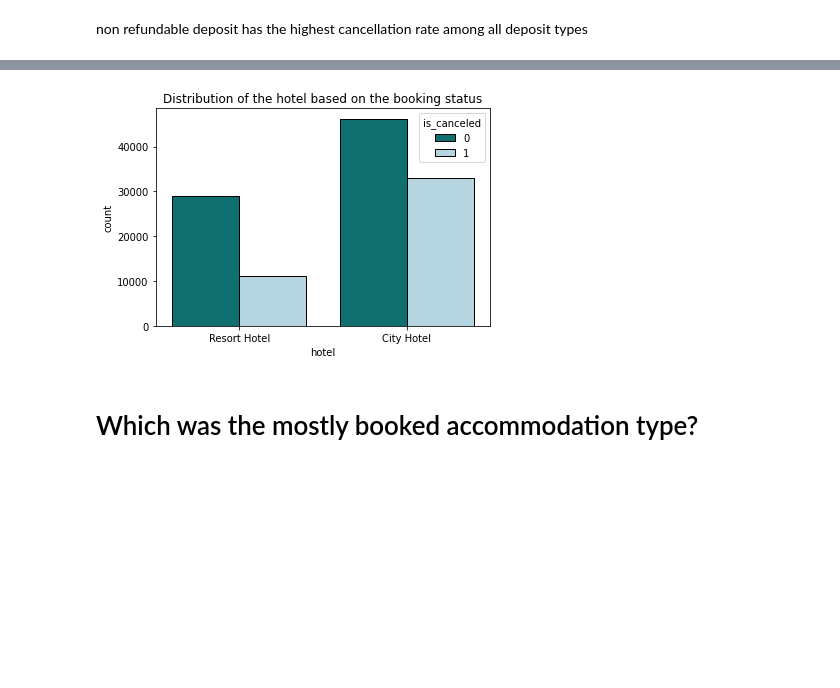
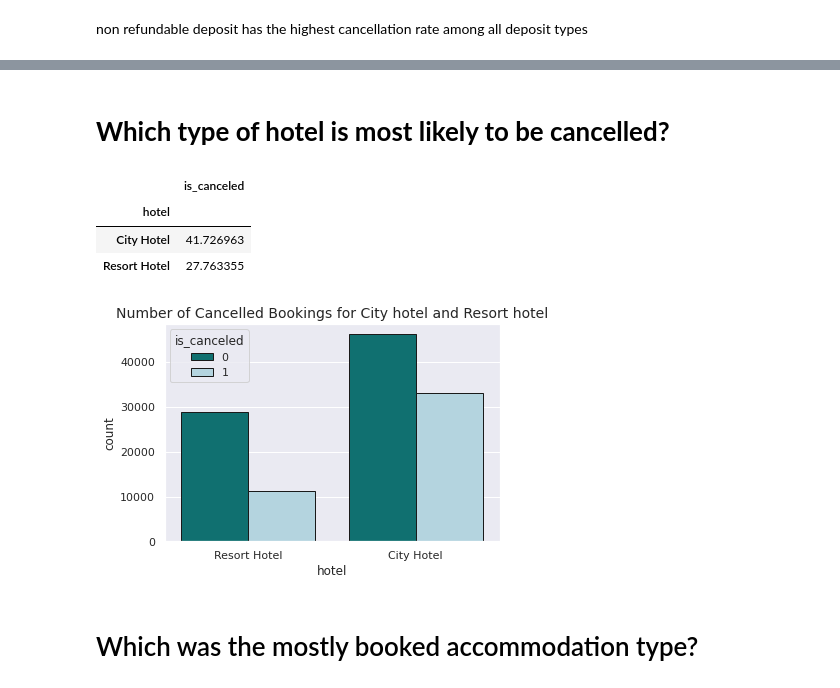
Before and after one commit to rahool010/Hotel-Booking-Analysis, a Jupyter notebook: Hotel_Booking_Analysis_Capstone_Project.ipynb, the cells around one changed output, grey strips where cells are left out. Saved outputs shown, nothing was run; the diff lists cells and outputs as text; code cells hidden in the pictures; blank space fills up the shorter version.

```diff
--- a/Hotel_Booking_Analysis_Capstone_Project.ipynb
+++ b/Hotel_Booking_Analysis_Capstone_Project.ipynb
@@ -181,7 +182,7 @@ dtype: int64
 # let's create a new column to indicate
 # 0 - reserved room and assigned room is different
 # 1 - reserved room and assigned room is same
-df['same_room'] = np.where(df['reserved_room_type']==df['assigned_room_type'],'1', '0')
+df['same_room'] = np.where(df['reserved_room_type']==df['assigned_room_type'],1,0)
 # %%
 df['same_room'].value_counts()
 # %% [output]
@@ -200,6 +201,9 @@ print("Numerical columns:",num_cols)
 # %% [output]
 Categorical columns: ['hotel', 'arrival_date_month', 'meal', 'country', 'market_segment', 'is_canceled', 'distribution_channel', 'reserved_room_type', 'assigned_room_type', 'deposit_type', 'customer_t ...
 Numerical columns: ['lead_time', 'arrival_date_year', 'arrival_date_week_number', 'arrival_date_day_of_month', 'stays_in_weekend_nights', 'stays_in_week_nights', 'adults', 'children', 'babies', 'previ ...
+# %%
+# Here we can replace 'Undefined' with 'SC' which means no meal package.
+df['meal'] = df.meal.replace('Undefined', 'SC')
 # %%
 #plt.figure(figsize=(16,9))
 #sns.heatmap(data.isnull())
@@ -217,0 +246,4 @@ pd.DataFrame(df.groupby('hotel')['is_canceled'].mean()*100)
+# %%
+# Here we can replace 'Undefined' with 'SC' which means no meal package.
+df['meal'] = df.meal.replace('Undefined', 'SC')
+pd.crosstab([df.hotel,df['meal']], df['is_canceled'], normalize = 'index')
@@ -217,0 +284,5 @@ pd.DataFrame(df.groupby('hotel')['is_canceled'].mean()*100)
+# %%
+# from the table above, we can see that Travel Agent or Tour Operator is the biggest booking distribution channel.
+# As there are also undefined values, we will impute these with the most frequent value in the column i.e with mode.
+# in this case mode is TA/TO
+df['distribution_channel'] =  df['distribution_channel'].str.replace('Undefined', 'TA/TO')
@@ -278,11 +353,23 @@ Conclusions:\
+# %% [markdown]
+# **Which type of hotel is most likely to be cancelled?**
+# %%
+df1=pd.DataFrame(df.groupby('hotel')['is_canceled'].mean()*100)
+df1
+# %% [output]
+|  | is_canceled |
+| hotel |  |
+| City Hotel | 41.726963 |
+| Resort Hotel | 27.763355 |
 # %%
 plt.figure(figsize=(6,4))
 sns.countplot(df['hotel'], data = df, hue='is_canceled',
               palette = ['teal','lightblue'], edgecolor='k');
-plt.title("Distribution of the hotel based on the booking status")
+
+plt.title("Number of Cancelled Bookings for City hotel and Resort hotel",
+         fontsize=14)
 plt.show()
 # %% [output]
-[figure, old version]
+[figure, new version]
 # %% [markdown]
 # Which was the mostly booked accommodation type?
 # %%
```
Also changed, not shown: parts of 44 cells of this notebook.
